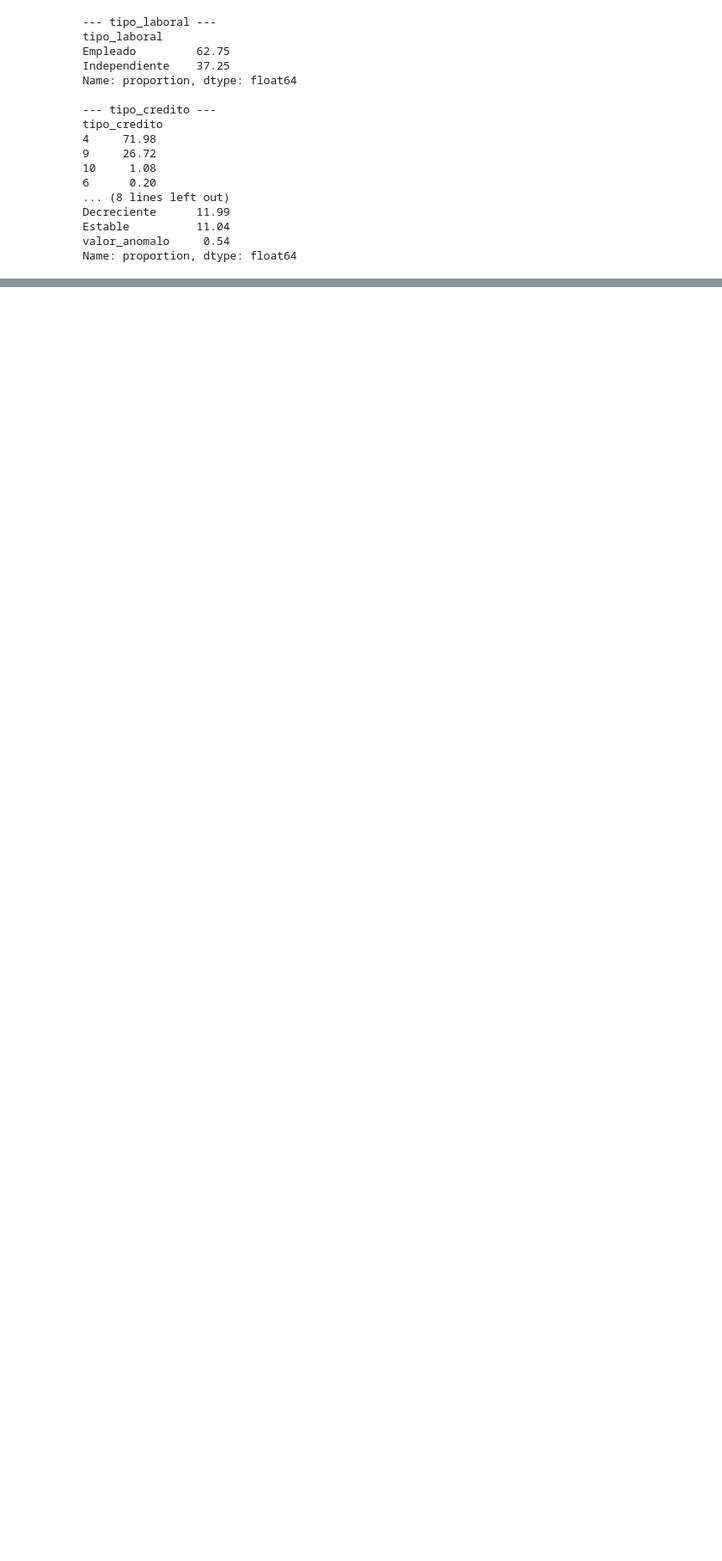
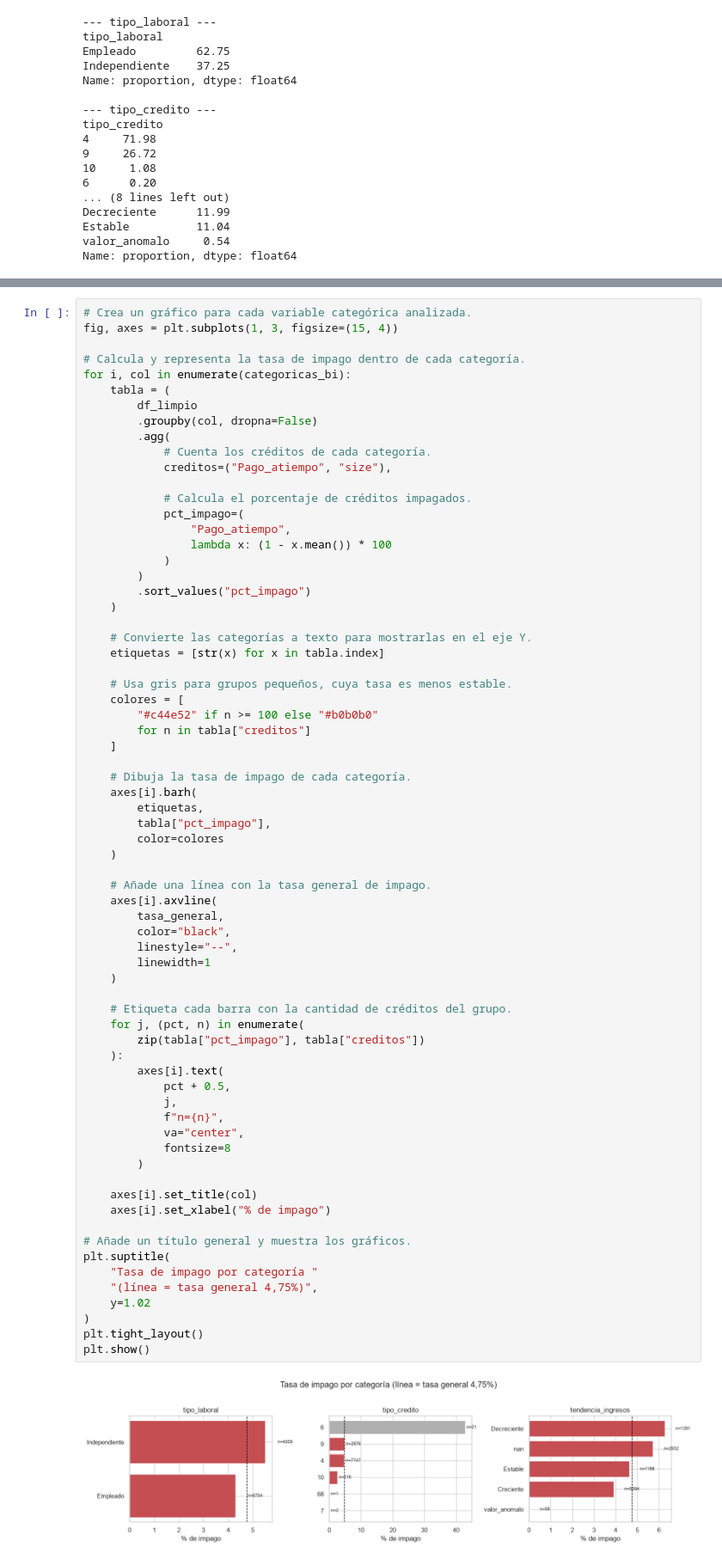
Before and after one commit to mmelgarejo-ds/credit-risk-mlops, a Jupyter notebook: mlops_pipeline/src/comprension_eda.ipynb, the cells around one changed output, grey strips where cells are left out. Shown at 86% size. Drawn from its saved outputs; the diff is of its cells as text; blank space fills up the shorter version.

```diff
--- a/mlops_pipeline/src/comprension_eda.ipynb
+++ b/mlops_pipeline/src/comprension_eda.ipynb
@@ -1953,0 +1991,71 @@ agruparse en una categoría "otros" antes del modelado.
+# %%
+# Crea un gráfico para cada variable categórica analizada.
+fig, axes = plt.subplots(1, 3, figsize=(15, 4))
+
+# Calcula y representa la tasa de impago dentro de cada categoría.
+for i, col in enumerate(categoricas_bi):
+    tabla = (
+        df_limpio
+        .groupby(col, dropna=False)
+        .agg(
+            # Cuenta los créditos de cada categoría.
+            creditos=("Pago_atiempo", "size"),
+
+            # Calcula el porcentaje de créditos impagados.
+            pct_impago=(
+                "Pago_atiempo",
+                lambda x: (1 - x.mean()) * 100
+            )
+        )
+        .sort_values("pct_impago")
+    )
+
+    # Convierte las categorías a texto para mostrarlas en el eje Y.
+    etiquetas = [str(x) for x in tabla.index]
+
+    # Usa gris para grupos pequeños, cuya tasa es menos estable.
+    colores = [
+        "#c44e52" if n >= 100 else "#b0b0b0"
+        for n in tabla["creditos"]
+    ]
+
+    # Dibuja la tasa de impago de cada categoría.
+    axes[i].barh(
+        etiquetas,
+        tabla["pct_impago"],
+        color=colores
+    )
+
+    # Añade una línea con la tasa general de impago.
+    axes[i].axvline(
+        tasa_general,
+        color="black",
+        linestyle="--",
+        linewidth=1
+    )
+
+    # Etiqueta cada barra con la cantidad de créditos del grupo.
+    for j, (pct, n) in enumerate(
+        zip(tabla["pct_impago"], tabla["creditos"])
+    ):
+        axes[i].text(
+            pct + 0.5,
+            j,
+            f"n={n}",
+            va="center",
+            fontsize=8
+        )
+
+    axes[i].set_title(col)
+    axes[i].set_xlabel("% de impago")
+
+# Añade un título general y muestra los gráficos.
+plt.suptitle(
+    "Tasa de impago por categoría "
+    "(línea = tasa general 4,75%)",
+    y=1.02
+)
+plt.tight_layout()
+plt.show()
+# %% [output]
+[figure, added]
```
Also changed, not shown: parts of 55 cells of this notebook.
